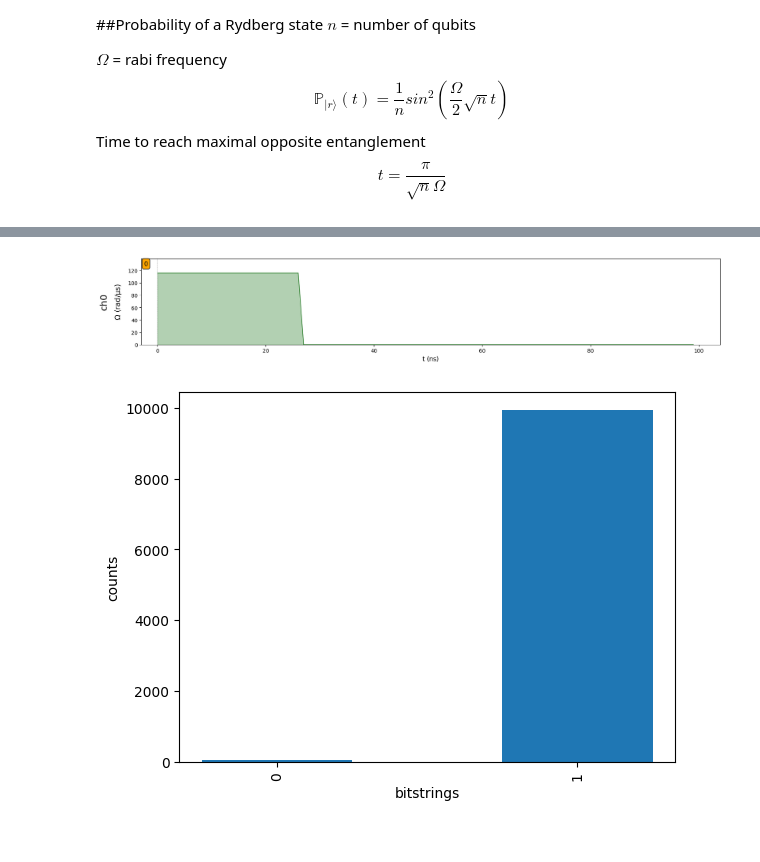
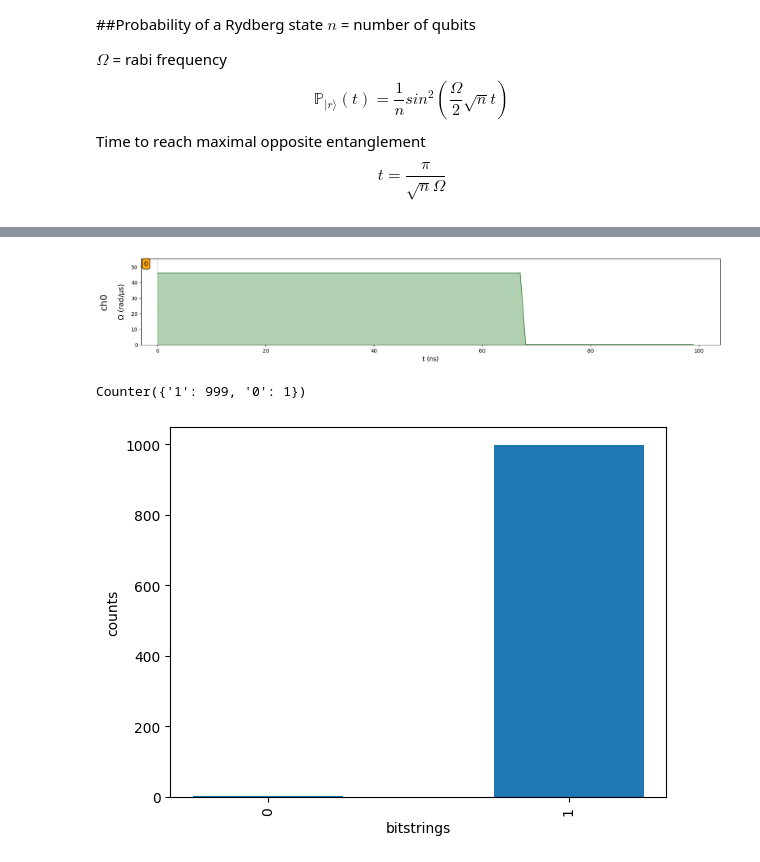
Before and after one commit to LINKS-Foundation-CPE/Master-QCC-2022-2023, a Jupyter notebook: blockade_effect.ipynb, the cells around one changed output, grey strips where cells are left out. Drawn from its saved outputs; the diff is of its cells as text; code cells hidden in the pictures.

```diff
--- a/blockade_effect.ipynb
+++ b/blockade_effect.ipynb
@@ -50,37 +32,59 @@ def plot_distribution(count_dict):
 # %%
 import numpy as np
 from pulser import Pulse, Sequence, Register
 from pulser.devices import MockDevice
-from pulser_simulation import Simulation
+from pulser_simulation import QutipEmulator
+import warnings
+import random
+
+random.seed(42)
+np.random.seed(42)
+
+
+warnings.filterwarnings('ignore')
 
 n=1
 qubit = {0: [0,0]}
+# n=3
+# qubit = {0: [0,0], 1:[0,6], 2:[np.sqrt(36-(3)**2),3]}
 reg = Register(qubit)
 # rydberg radius
-r = 6
+r = 7
 # rabi frequency
 omega=MockDevice.rabi_from_blockade(r)
 # time to reach |r> with rabi frequency omega
 t=np.pi/(np.sqrt(n)*omega)
 
 # create sequence
 seq = Sequence(reg, MockDevice)
+pulse = Pulse.ConstantPulse(t*1000, omega, 0, 0)
 seq.declare_channel("ch0", "rydberg_local", initial_target=0)
-pulse = Pulse.ConstantPulse(t*1000, omega, 0, 0)
 seq.add(pulse, "ch0")
+
+# create sequence
+# seq.declare_channel("ch0", "rydberg_local", initial_target=0)
+# seq.declare_channel("ch1", "rydberg_local", initial_target=1)
+# seq.declare_channel("ch2", "rydberg_local", initial_target=2)
+# seq.add(pulse, "ch0")
+# seq.add(pulse, "ch1")
+# seq.add(pulse, "ch2")
+
+
 seq.draw()
 
 # measurement
 seq.measure('ground-rydberg')
 
-sim = Simulation(seq, sampling_rate=0.5)
-sim.initial_state='all-ground'
-sim.evaluation_times = np.linspace(0, sim._tot_duration/1000, 10)
+sim = QutipEmulator.from_sequence(seq, sampling_rate=0.5)
+sim.set_initial_state='all-ground'
+sim.set_evaluation_times = np.linspace(0, sim._tot_duration/1000, 10)
 results = sim.run(nsteps=10000)
 
-counter = results.sample_final_state(N_samples=10000)
+counter = results.sample_final_state(N_samples=1000)
+print(counter)
 
 plot_distribution(counter)
 # %% [output]
-[figure, old version]
+[figure, new version]
+Counter({'1': 999, '0': 1})
-[figure, old version]
+[figure, new version]
```
Also changed, not shown: parts of 1 cell of this notebook.
